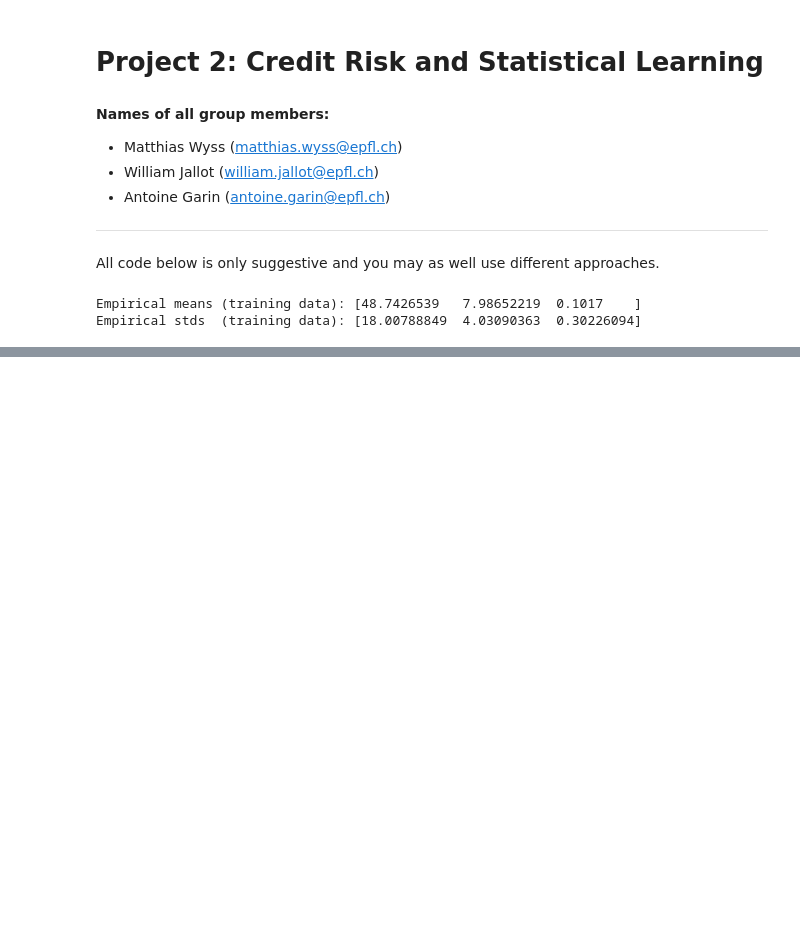
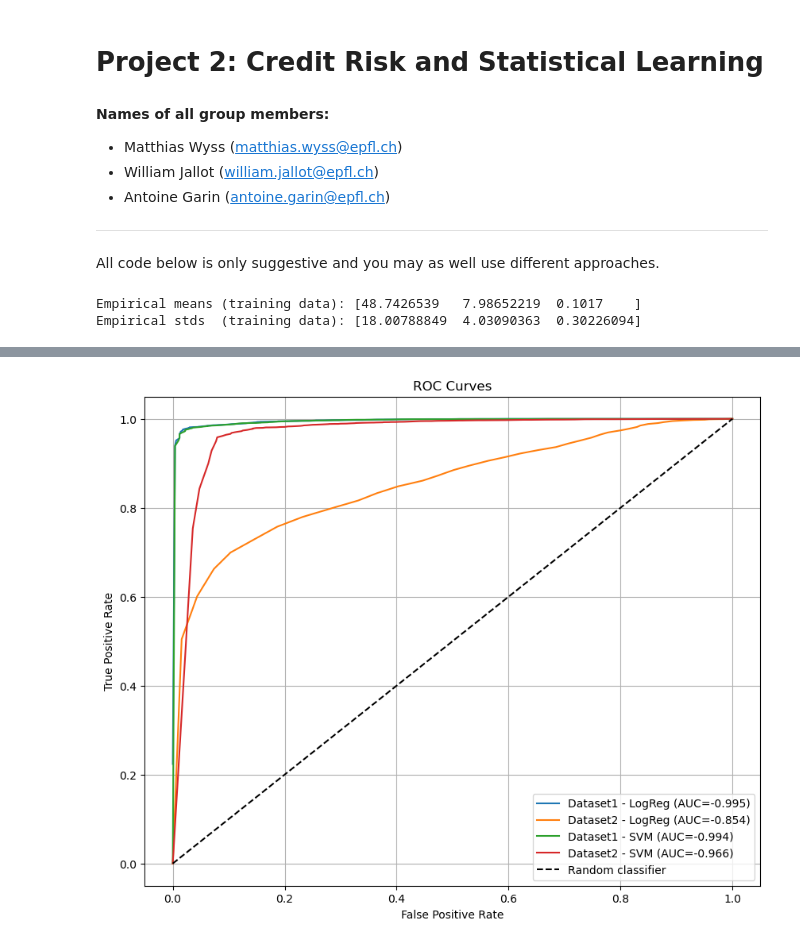
Before and after one commit to matthias-wyss/credit-risk-modeling, a Jupyter notebook: analysis.ipynb, the cells around one changed output, grey strips where cells are left out. Cells and saved outputs as stored; diff of their text form; code cells hidden in the pictures; blank space fills up the shorter version.

```diff
--- a/analysis.ipynb
+++ b/analysis.ipynb
@@ -70,23 +70,16 @@ xi = np.random.uniform(0, 1, size=total)
 
 # --- build the first dataset ---
 # repayment probability function p1
-p1 = sigmoid(13.3 - 0.33*x1 + 3.5*x2 - 3*x3)
+p1 = lambda x1, x2, x3: sigmoid(13.3 - 0.33*x1 + 3.5*x2 - 3*x3)
 
 # labels: 1 = repayment, 0 = default
-y1 = (xi <= p1).astype(int)
+y1 = lambda xi, x1, x2, x3: (xi <= p1(x1, x2, x3)).astype(int)
 
 # --- build the second dataset ---
 # repayment probability function p2
-p2 = sigmoid(5 - 10*((x1 < 25) | (x1 > 75)) + 1.1*x2 - x3)
+p2 = lambda x1, x2, x3: sigmoid(5 - 10*((x1 < 25) | (x1 > 75)) + 1.1*x2 - x3)
 
-y2 = (xi <= p2).astype(int)
-
-# stack features and labels if desired
-dataset1 = np.column_stack((X, y1))
-dataset2 = np.column_stack((X, y2))
-
-print("Dataset 1 shape:", dataset1.shape)
-print("Dataset 2 shape:", dataset2.shape)
+y2 = lambda xi, x1, x2, x3: (xi <= p2(x1, x2, x3)).astype(int)
 # %%
 # Exercise 2. a)
 from sklearn.linear_model import LogisticRegression
@@ -120,29 +203,95 @@ from sklearn.svm import SVC
 # %%
 # Exercise 2.c)
 import matplotlib.pyplot as plt
 # To calculate the curves, it is fine to take 100 threshold values c, i.e.,
 ths = np.linspace(0, 1, 100)
 
 # To approximately calculate the AUC, it is fine to simply use Riemann sums.
 # This means, if you have 100 (a_i, b_i) pairs for the curves, a_1 <= a_2 <= ...
 # then you may simply use the sum
 # sum_{i=1}^99 (b_i + b_{i+1})/2 * (a_{i+1}-a_i)
 # as the approximation of the integral (or AUC)
 
 
 # first data set & logistic regression:
 # (the code should be reusable for all cases, only exchanging datasets and predicted probabilities depending on the model)
 
 # Compute and plot the ROC and AUC cruves
 
 
 # second data set & logistic regression:
 
 
 # first data set and SVM:
 
 
 # second data set and SVM:
+
+def compute_roc_auc(y_true, y_pred_probs, n_thresholds=100):
+    """
+    Compute ROC curve points (FPR, TPR) and approximate AUC using Riemann sum.
+
+    Parameters:
+        y_true: array of true binary labels (0 or 1)
+        y_pred_probs: array of predicted probabilities for Y=1
+        n_thresholds: number of thresholds to evaluate
+
+    Returns:
+        fpr: array of false positive rates
+        tpr: array of true positive rates
+        auc: approximate AUC
+    """
+    thresholds = np.linspace(0, 1, n_thresholds)
+    tpr = []
+    fpr = []
+
+    P = np.sum(y_true == 1)
+    N = np.sum(y_true == 0)
+
+    for c in thresholds:
+        y_pred = (y_pred_probs >= c).astype(int)
+        TP = np.sum((y_pred == 1) & (y_true == 1))
+        FP = np.sum((y_pred == 1) & (y_true == 0))
+        tpr.append(TP / P)
+        fpr.append(FP / N)
+
+    tpr = np.array(tpr)
+    fpr = np.array(fpr)
+
+    # approximate AUC using Riemann sum
+    auc = np.sum((tpr[:-1] + tpr[1:]) / 2 * (fpr[1:] - fpr[:-1]))
+
+    return fpr, tpr, auc
+
+# Plot all 4 cases:
+
+plt.figure(figsize=(10, 8))
+
+# Dataset 1 - Logistic Regression
+fpr, tpr, auC = compute_roc_auc(y1_test, pred1_test_logreg[:,1])
+plt.plot(fpr, tpr, label=f'Dataset1 - LogReg (AUC={auC:.3f})')
+
+# Dataset 2 - Logistic Regression
+fpr, tpr, auC = compute_roc_auc(y2_test, pred2_test_logreg[:,1])
+plt.plot(fpr, tpr, label=f'Dataset2 - LogReg (AUC={auC:.3f})')
+
+# Dataset 1 - SVM
+fpr, tpr, auC = compute_roc_auc(y1_test, pred1_test_svm[:,1])
+plt.plot(fpr, tpr, label=f'Dataset1 - SVM (AUC={auC:.3f})')
+
+# Dataset 2 - SVM
+fpr, tpr, auC = compute_roc_auc(y2_test, pred2_test_svm[:,1])
+plt.plot(fpr, tpr, label=f'Dataset2 - SVM (AUC={auC:.3f})')
+
+plt.plot([0,1],[0,1],'k--', label='Random classifier')
+plt.xlabel('False Positive Rate')
+plt.ylabel('True Positive Rate')
+plt.title('ROC Curves')
+plt.legend()
+plt.grid(True)
+plt.show()
+# %% [output]
+[figure, added]
 # %%
 # Exercise 3.
 
```
Also changed, not shown: parts of 4 cells of this notebook.
